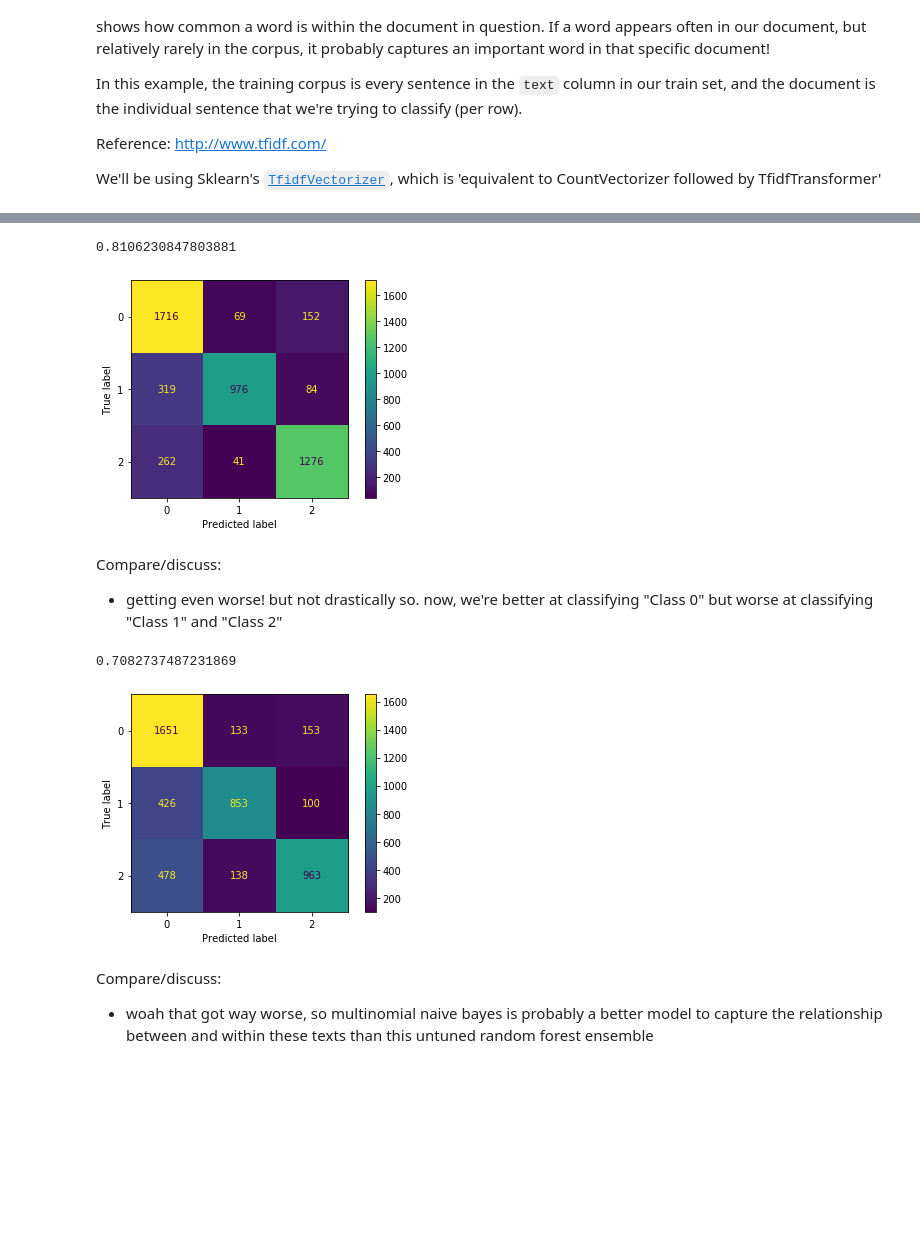
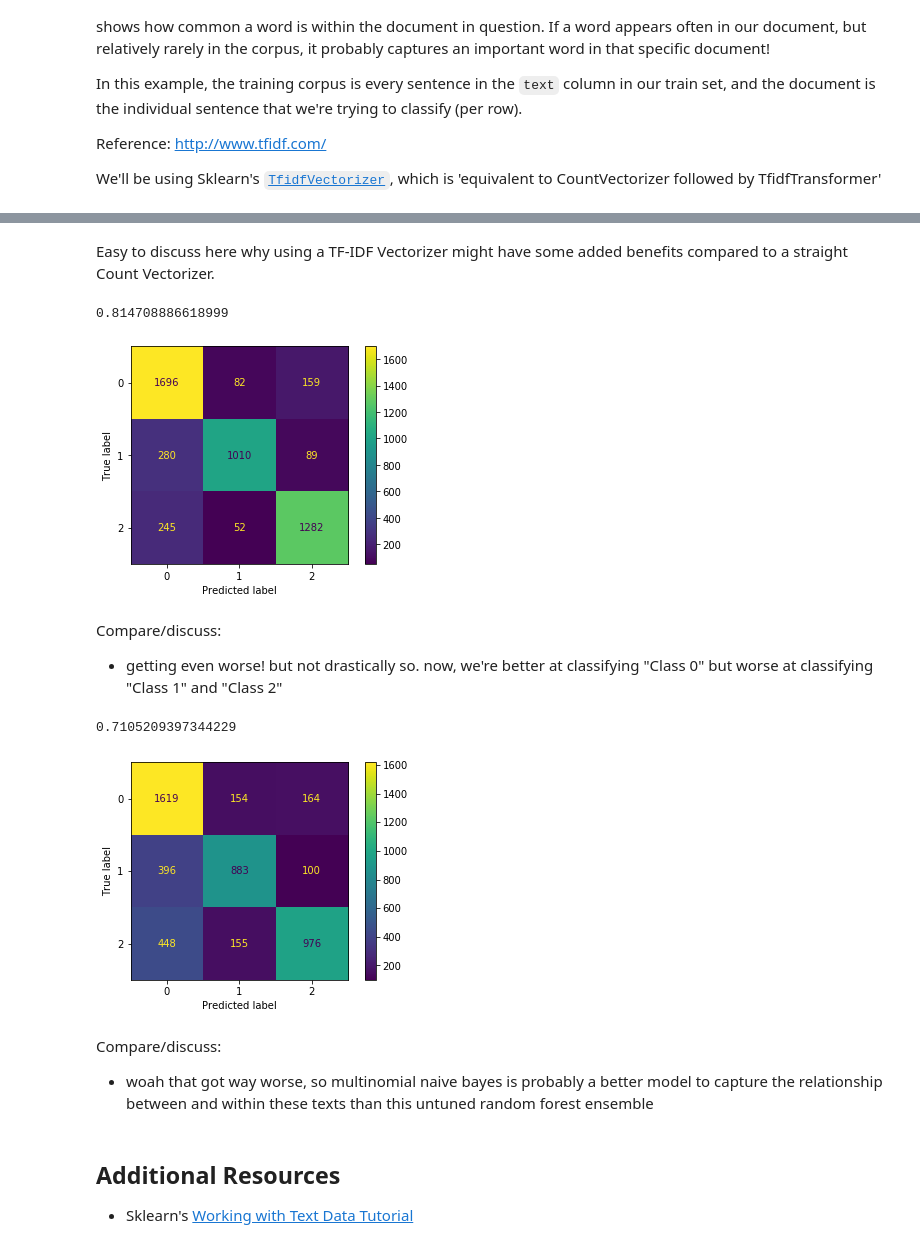
Before and after one commit to lindseyberlin/ds-lesson-hub, a Jupyter notebook: Phase4/NLP/NLP.ipynb, the cells around one changed output, grey strips where cells are left out. Cells and saved outputs as stored; diff of their text form; code cells hidden in the pictures; blank space fills up the shorter version.

```diff
--- a/Phase4/NLP/NLP.ipynb
+++ b/Phase4/NLP/NLP.ipynb
@@ -221,7 +248,10 @@ Reference: http://www.tfidf.com/
 We'll be using Sklearn's [`TfidfVectorizer`](https://scikit-learn.org/stable/modules/generated/sklearn.feature_extraction.text.TfidfVectorizer.html), which is 'equivalent to CountVectorizer followed by TfidfTransformer'
 # %%
 # Instantiating the TF-IDF vectorizer
-tfidf = TfidfVectorizer(stop_words=stopwords_list, use_idf=True)
+tfidf = TfidfVectorizer(stop_words=stopwords_list,
+                        max_df = .95, # removes words that appear in more than 95% of docs
+                        min_df = 2, # removes words that appear 2 or fewer times
+                        use_idf=True)
 
 # Training on the train set, then transforming the train set
 tfidf_train = tfidf.fit_transform(X_train)
@@ -262,11 +318,13 @@ What does this tell you about the word "chivalry" in the this document of our te
+# %% [markdown]
+Easy to discuss here why using a TF-IDF Vectorizer might have some added benefits compared to a straight Count Vectorizer.
 # %%
+# Now, back to classifying:
 # Using our function to compare the results...
-tfidf = TfidfVectorizer(stop_words=stopwords_list, use_idf=True)
 nb_tfidf = MultinomialNB()
 
 tfidf_train_preds, tfidf_test_preds = classify_vectorized_text(tfidf, nb_tfidf, X_train, X_test, y_train, y_test)
 # %% [output]
-0.8106230847803881
+0.814708886618999
 [figure]
 # %% [markdown]
 Compare/discuss:
@@ -274,14 +332,18 @@ Compare/discuss:
 - getting even worse! but not drastically so. now, we're better at classifying "Class 0" but worse at classifying "Class 1" and "Class 2"
 # %%
 # We can also use our function to try different classifiers
-tfidf = TfidfVectorizer(stop_words=stopwords_list, use_idf=True)
+
 rfc = RandomForestClassifier(n_estimators=100)
 
 rfc_train_preds, rfc_test_preds = classify_vectorized_text(tfidf, rfc, X_train, X_test, y_train, y_test)
 # %% [output]
-0.7082737487231869
+0.7105209397344229
-[figure, old version]
+[figure, new version]
 # %% [markdown]
 Compare/discuss:
 
 - woah that got way worse, so multinomial naive bayes is probably a better model to capture the relationship between and within these texts than this untuned random forest ensemble
+# %% [markdown]
+## Additional Resources
+
+- Sklearn's [Working with Text Data Tutorial](https://scikit-learn.org/stable/tutorial/text_analytics/working_with_text_data.html)
```
Also changed, not shown: parts of 16 cells of this notebook.
